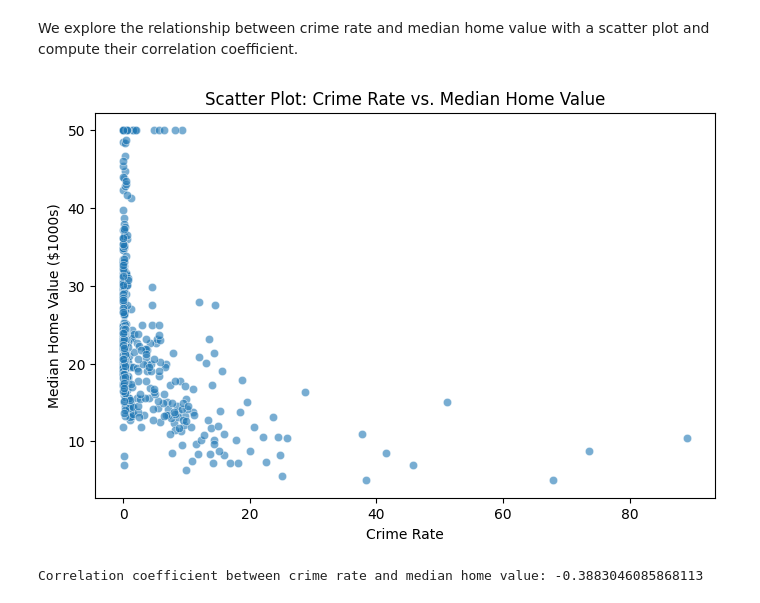
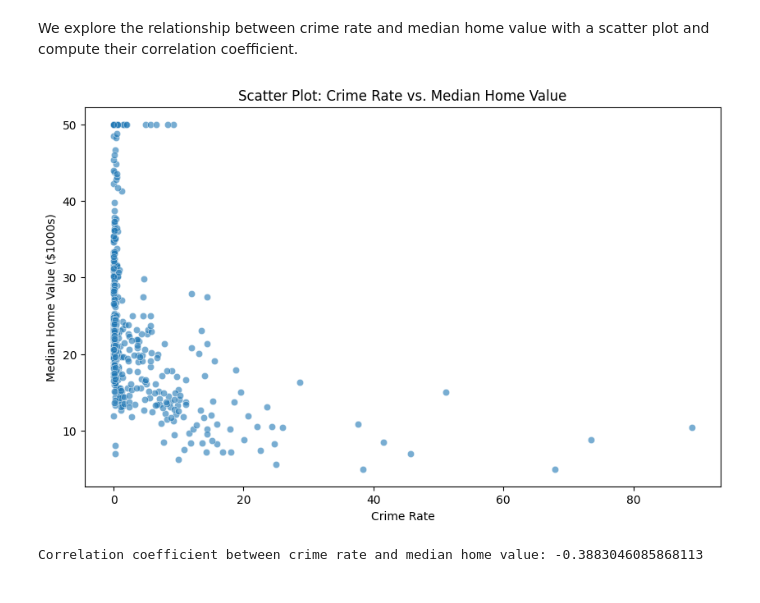
Before and after one commit to dhrubaseal/house_price_prediction_crime_rate, a Jupyter notebook: houseprice.ipynb, the cells around one changed output. Saved outputs shown, nothing was run; the diff lists cells and outputs as text; code cells hidden in the pictures.

```diff
--- a/houseprice.ipynb
+++ b/houseprice.ipynb
@@ -44,3 +68,6 @@ None
+# %%
+# Replace spaces with underscores and converting the columns to lower case, if column names contain spaces seaborn may have trouble recognizing them.
+data.columns = data.columns.str.lower().str.replace(" ", "_")
 # %%
 # Display first few rows
 
@@ -59,14 +86,14 @@ We explore the relationship between crime rate and median home value with a scat
 # %%
 # Scatter Plot: Crime Rate vs. Median Home Value
 
-plt.figure(figsize=(8, 5))
-sns.scatterplot(x="crime rate", y="Median Home Value", data=data, alpha=0.6)
+plt.figure(figsize=(10, 6))
+sns.scatterplot(x="crime_rate", y="median_home_value", data=data, alpha=0.6)
 plt.xlabel("Crime Rate")
 plt.ylabel("Median Home Value ($1000s)")
 plt.title("Scatter Plot: Crime Rate vs. Median Home Value")
 plt.show()
 # %% [output]
-[figure, old version]
+[figure, new version]
 # %%
 # Compute and print the correlation coefficient
 
```
Also changed, not shown: parts of 14 cells of this notebook.
